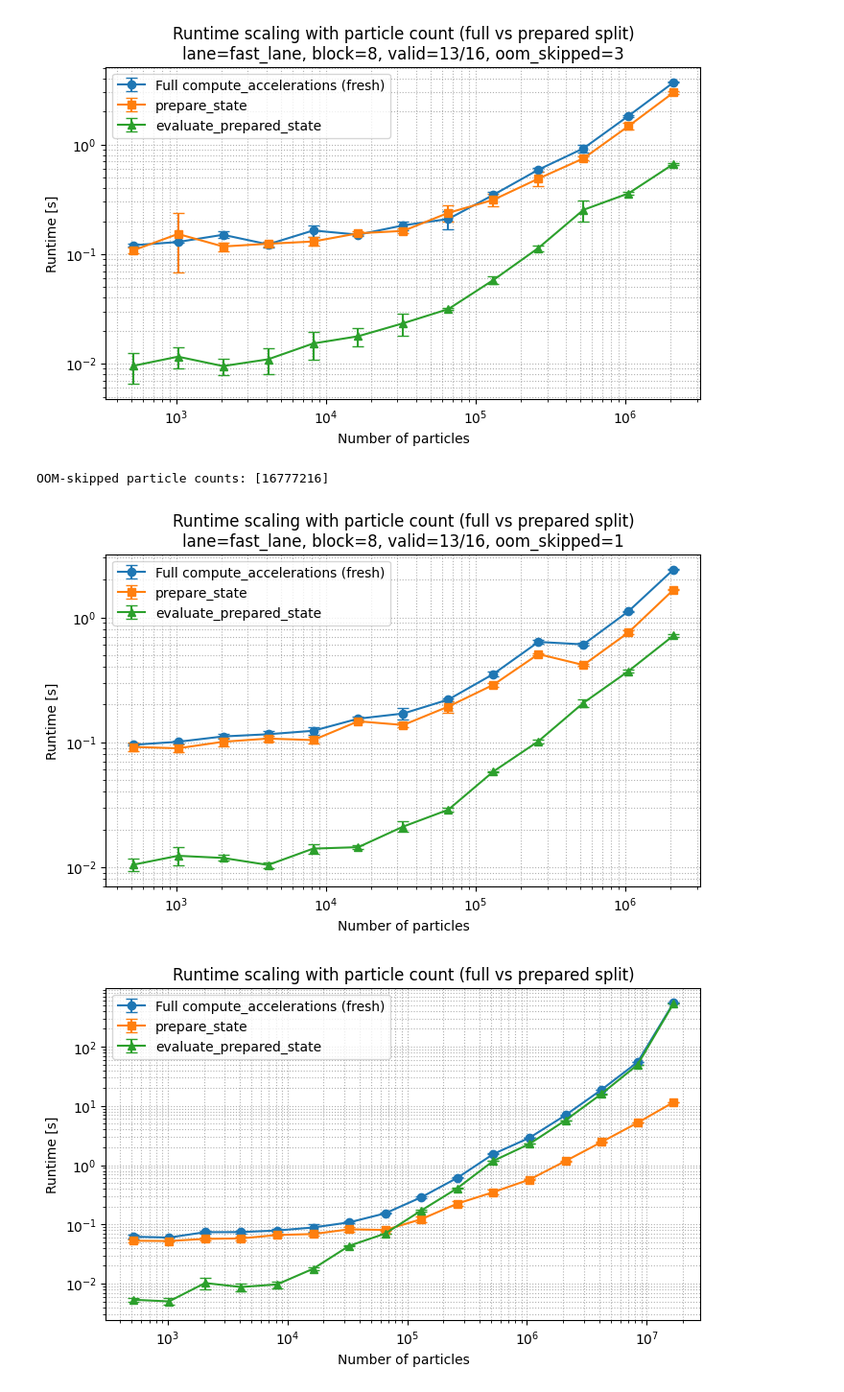
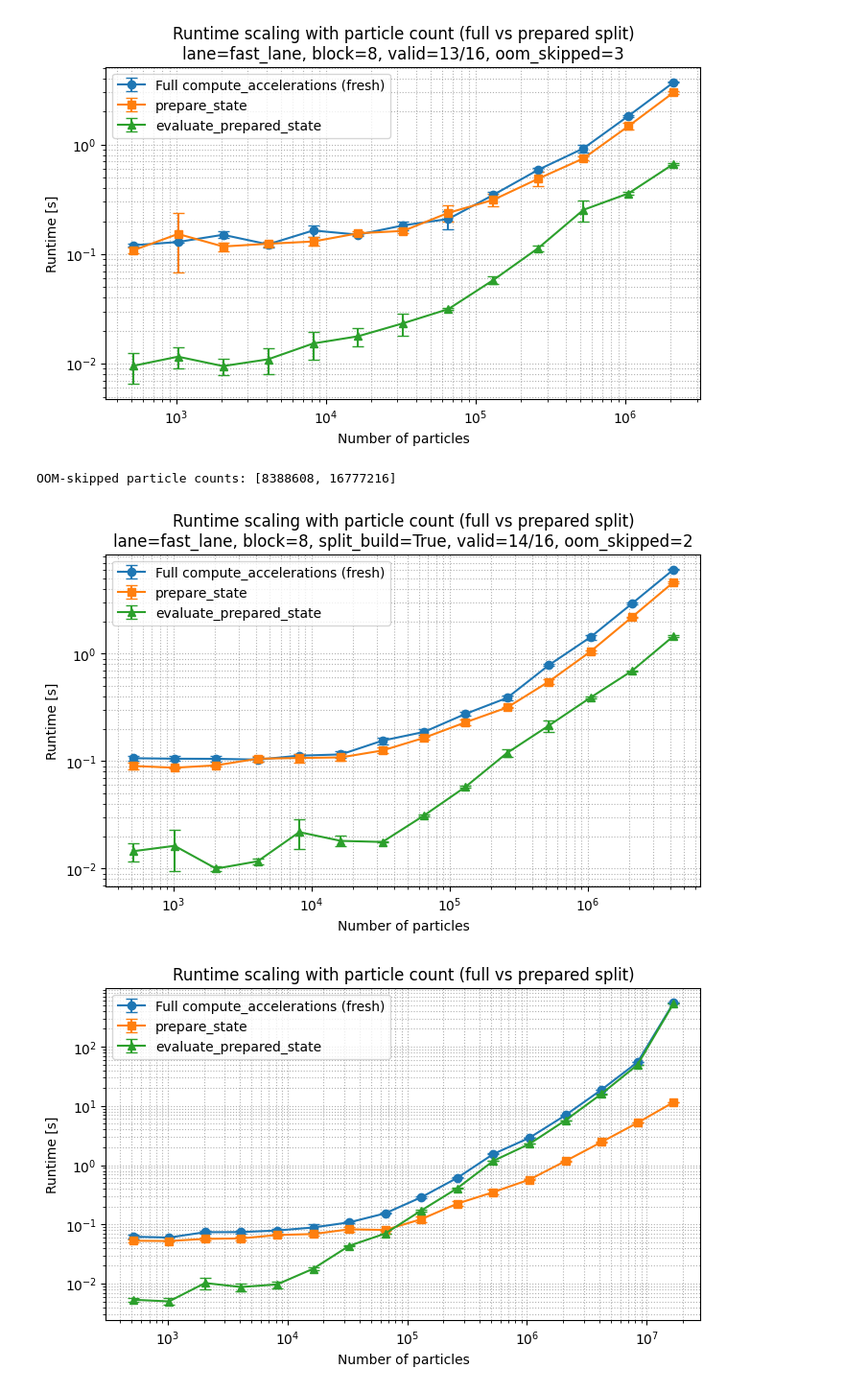
Before and after one commit to TobiBu/jaccpot, a Jupyter notebook: examples/benchmark_runtime_large_N_performance.ipynb, the cells around one changed output. Shown at 96% size. Saved outputs shown, nothing was run; the diff lists cells and outputs as text; code cells hidden in the pictures.

Commit message:
perf: lock recovered large-N runtime benchmark defaults

```diff
--- a/examples/benchmark_runtime_large_N_performance.ipynb
+++ b/examples/benchmark_runtime_large_N_performance.ipynb
@@ -250,6 +250,8 @@ if str(runtime_main_sweep_lane_label) not in runtime_lane_profile_map:
     )
 runtime_main_sweep_lane = runtime_lane_profile_map[str(runtime_main_sweep_lane_label)]
 runtime_main_sweep_target_block_size = int(runtime_main_sweep_lane["target_block_size"])
+runtime_prepare_split_build_enabled = True
+os.environ["JACCPOT_PREPARE_STAGE_MEMORY_SPLIT_ENABLED"] = "1" if bool(runtime_prepare_split_build_enabled) else "0"
 for _env_key, _env_value in runtime_main_sweep_lane.get("env", {}).items():
     os.environ[str(_env_key)] = str(_env_value)
 print(
@@ -263,6 +265,7 @@ print(
     {
         "YGGDRAX_NEARFIELD_TARGET_BLOCK_SIZE": os.environ.get("YGGDRAX_NEARFIELD_TARGET_BLOCK_SIZE", ""),
         "JACCPOT_LARGE_N_TARGET_BLOCK_SIZE": os.environ.get("JACCPOT_LARGE_N_TARGET_BLOCK_SIZE", ""),
+        "JACCPOT_PREPARE_STAGE_MEMORY_SPLIT_ENABLED": os.environ.get("JACCPOT_PREPARE_STAGE_MEMORY_SPLIT_ENABLED", ""),
     },
 )
 
@@ -1230,6 +1233,7 @@ runtime_df = sweep_runtimes(
  )
 runtime_df["lane_label"] = str(runtime_main_sweep_lane_label)
 runtime_df["target_block_size"] = int(runtime_main_sweep_target_block_size)
+runtime_df["prepare_split_build_enabled"] = bool(runtime_prepare_split_build_enabled)
 runtime_df_sorted = runtime_df.sort_values("num_particles")
 
 runtime_df_failed = runtime_df_sorted[
@@ -1256,6 +1260,7 @@ print(
         "failed_rows": int(len(runtime_df_failed)),
         "lane": str(runtime_main_sweep_lane_label),
         "target_block_size": int(runtime_main_sweep_target_block_size),
+        "prepare_split_build_enabled": bool(runtime_prepare_split_build_enabled),
     },
 )
 
@@ -1440,35 +1445,36 @@ ax.errorbar(
     capsize=4,
     label="prepare_state",
 )
 ax.errorbar(
     plot_runtime_df["num_particles"],
     plot_runtime_df["evaluate_mean_seconds"],
     yerr=plot_runtime_df["evaluate_std_seconds"],
     fmt="^-",
     capsize=4,
     label="evaluate_prepared_state",
 )
 
 ax.set_xscale("log")
 ax.set_yscale("log")
 ax.set_xlabel("Number of particles")
 ax.set_ylabel("Runtime [s]")
 oom_counts = []
 if "runtime_df_oom_failed" in globals() and not runtime_df_oom_failed.empty:
     oom_counts = runtime_df_oom_failed["num_particles"].astype(int).tolist()
 ax.set_title(
     "Runtime scaling with particle count (full vs prepared split)\n"
     f"lane={runtime_main_sweep_lane_label}, block={runtime_main_sweep_target_block_size}, "
+    f"split_build={bool(runtime_prepare_split_build_enabled)}, "
     f"valid={len(plot_runtime_df)}/{len(runtime_particle_counts)}, oom_skipped={len(oom_counts)}"
 )
 if oom_counts:
     print("OOM-skipped particle counts:", oom_counts)
 ax.grid(True, which="both", linestyle=":", linewidth=0.8)
 ax.legend()
 plt.show()
 # %% [output]
-OOM-skipped particle counts: [16777216]
+OOM-skipped particle counts: [8388608, 16777216]
-[figure, old version]
+[figure, new version]
 # %%
 plot_runtime_df = runtime_df_valid if "runtime_df_valid" in globals() else runtime_df_sorted
 if plot_runtime_df.empty:
```
Also changed, not shown: parts of 5 cells of this notebook, 3 other files.
